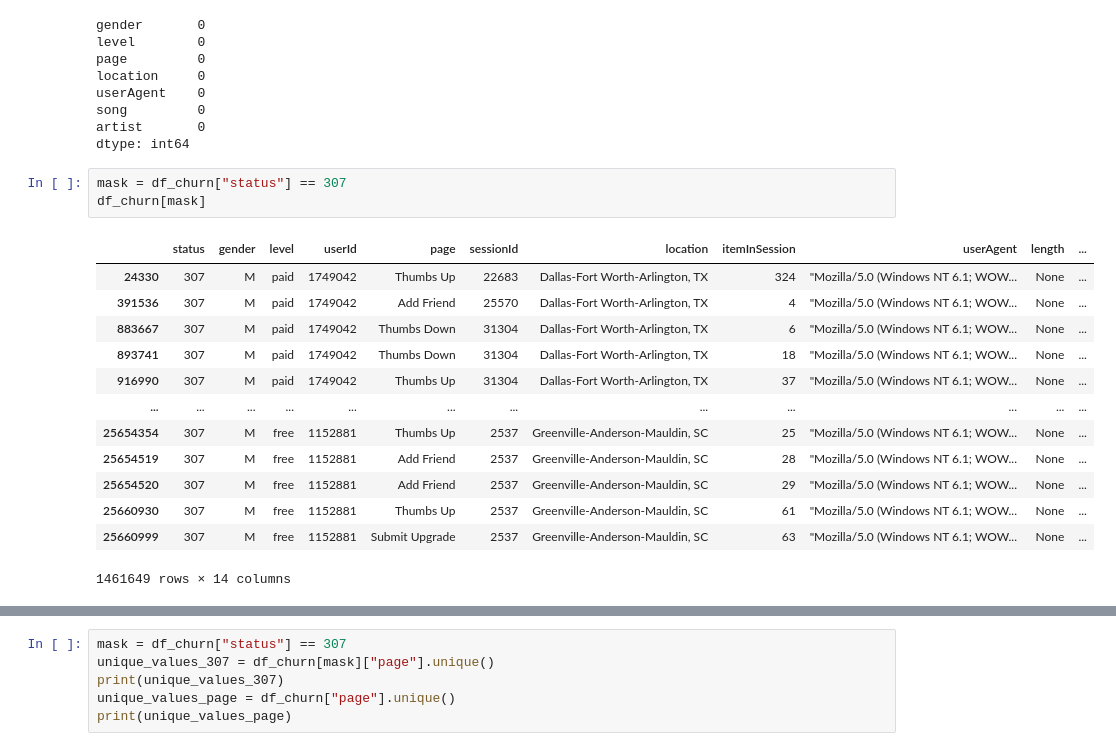
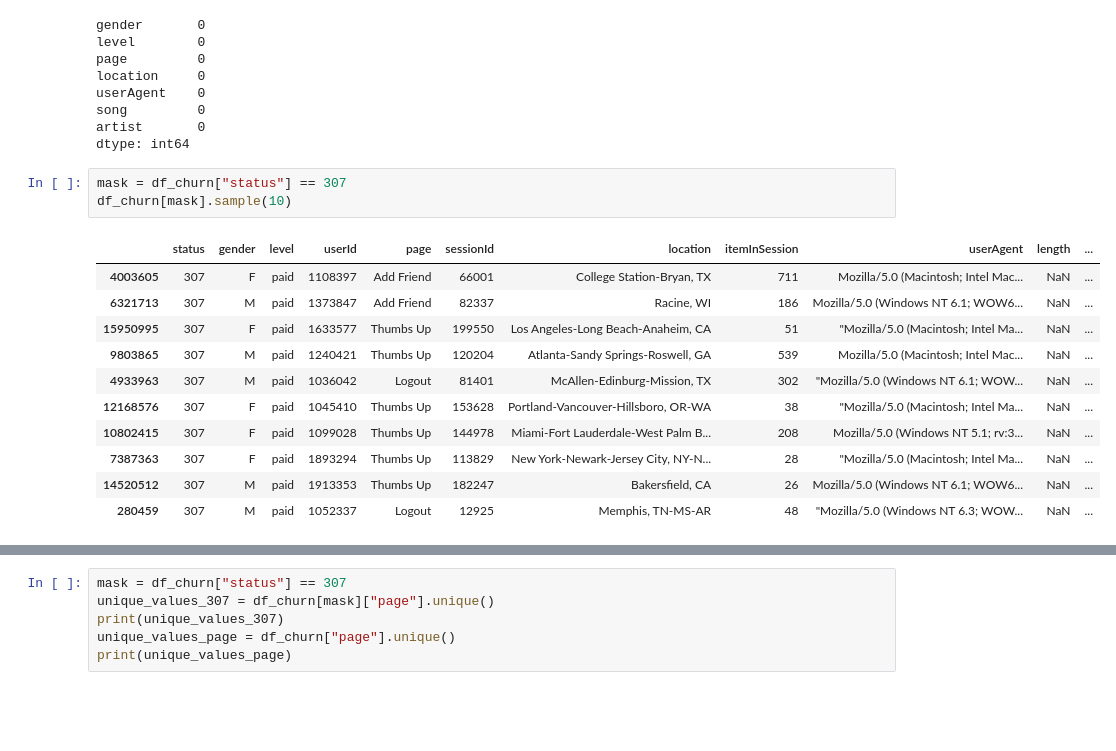
Before and after one commit to weichieh-chou/churn_competition, a Jupyter notebook: Actual_Churn.ipynb, the cells around one changed output, grey strips where cells are left out. Cells and saved outputs as stored; diff of their text form; blank space fills up the shorter version.

```diff
--- a/Actual_Churn.ipynb
+++ b/Actual_Churn.ipynb
@@ -165,19 +203,17 @@ artist       0
 dtype: int64
 # %%
 mask = df_churn["status"] == 307
-df_churn[mask]
+df_churn[mask].sample(10)
 # %% [output]
 |  | status | gender | level | userId | page | sessionId | location | itemInSession | userAgent | length | ... |
-| 24330 | 307 | M | paid | 1749042 | Thumbs Up | 22683 | Dallas-Fort Worth-Arlington, TX | 324 | "Mozilla/5.0 (Windows NT 6.1; WOW... | None | ... |
-| 391536 | 307 | M | paid | 1749042 | Add Friend | 25570 | Dallas-Fort Worth-Arlington, TX | 4 | "Mozilla/5.0 (Windows NT 6.1; WOW... | None | ... |
-| 883667 | 307 | M | paid | 1749042 | Thumbs Down | 31304 | Dallas-Fort Worth-Arlington, TX | 6 | "Mozilla/5.0 (Windows NT 6.1; WOW... | None | ... |
-| 893741 | 307 | M | paid | 1749042 | Thumbs Down | 31304 | Dallas-Fort Worth-Arlington, TX | 18 | "Mozilla/5.0 (Windows NT 6.1; WOW... | None | ... |
-| 916990 | 307 | M | paid | 1749042 | Thumbs Up | 31304 | Dallas-Fort Worth-Arlington, TX | 37 | "Mozilla/5.0 (Windows NT 6.1; WOW... | None | ... |
-| ... | ... | ... | ... | ... | ... | ... | ... | ... | ... | ... | ... |
-| 25654354 | 307 | M | free | 1152881 | Thumbs Up | 2537 | Greenville-Anderson-Mauldin, SC | 25 | "Mozilla/5.0 (Windows NT 6.1; WOW... | None | ... |
-| 25654519 | 307 | M | free | 1152881 | Add Friend | 2537 | Greenville-Anderson-Mauldin, SC | 28 | "Mozilla/5.0 (Windows NT 6.1; WOW... | None | ... |
-| 25654520 | 307 | M | free | 1152881 | Add Friend | 2537 | Greenville-Anderson-Mauldin, SC | 29 | "Mozilla/5.0 (Windows NT 6.1; WOW... | None | ... |
-| 25660930 | 307 | M | free | 1152881 | Thumbs Up | 2537 | Greenville-Anderson-Mauldin, SC | 61 | "Mozilla/5.0 (Windows NT 6.1; WOW... | None | ... |
-| 25660999 | 307 | M | free | 1152881 | Submit Upgrade | 2537 | Greenville-Anderson-Mauldin, SC | 63 | "Mozilla/5.0 (Windows NT 6.1; WOW... | None | ... |
+| 4003605 | 307 | F | paid | 1108397 | Add Friend | 66001 | College Station-Bryan, TX | 711 | Mozilla/5.0 (Macintosh; Intel Mac... | NaN | ... |
+| 6321713 | 307 | M | paid | 1373847 | Add Friend | 82337 | Racine, WI | 186 | Mozilla/5.0 (Windows NT 6.1; WOW6... | NaN | ... |
+| 15950995 | 307 | F | paid | 1633577 | Thumbs Up | 199550 | Los Angeles-Long Beach-Anaheim, CA | 51 | "Mozilla/5.0 (Macintosh; Intel Ma... | NaN | ... |
+| 9803865 | 307 | M | paid | 1240421 | Thumbs Up | 120204 | Atlanta-Sandy Springs-Roswell, GA | 539 | Mozilla/5.0 (Macintosh; Intel Mac... | NaN | ... |
+| 4933963 | 307 | M | paid | 1036042 | Logout | 81401 | McAllen-Edinburg-Mission, TX | 302 | "Mozilla/5.0 (Windows NT 6.1; WOW... | NaN | ... |
+| 12168576 | 307 | F | paid | 1045410 | Thumbs Up | 153628 | Portland-Vancouver-Hillsboro, OR-WA | 38 | "Mozilla/5.0 (Macintosh; Intel Ma... | NaN | ... |
+| 10802415 | 307 | F | paid | 1099028 | Thumbs Up | 144978 | Miami-Fort Lauderdale-West Palm B... | 208 | Mozilla/5.0 (Windows NT 5.1; rv:3... | NaN | ... |
+| 7387363 | 307 | F | paid | 1893294 | Thumbs Up | 113829 | New York-Newark-Jersey City, NY-N... | 28 | "Mozilla/5.0 (Macintosh; Intel Ma... | NaN | ... |
+| 14520512 | 307 | M | paid | 1913353 | Thumbs Up | 182247 | Bakersfield, CA | 26 | Mozilla/5.0 (Windows NT 6.1; WOW6... | NaN | ... |
+| 280459 | 307 | M | paid | 1052337 | Logout | 12925 | Memphis, TN-MS-AR | 48 | "Mozilla/5.0 (Windows NT 6.3; WOW... | NaN | ... |
-1461649 rows × 14 columns
 # %%
```
Also changed, not shown: parts of 16 cells of this notebook.
